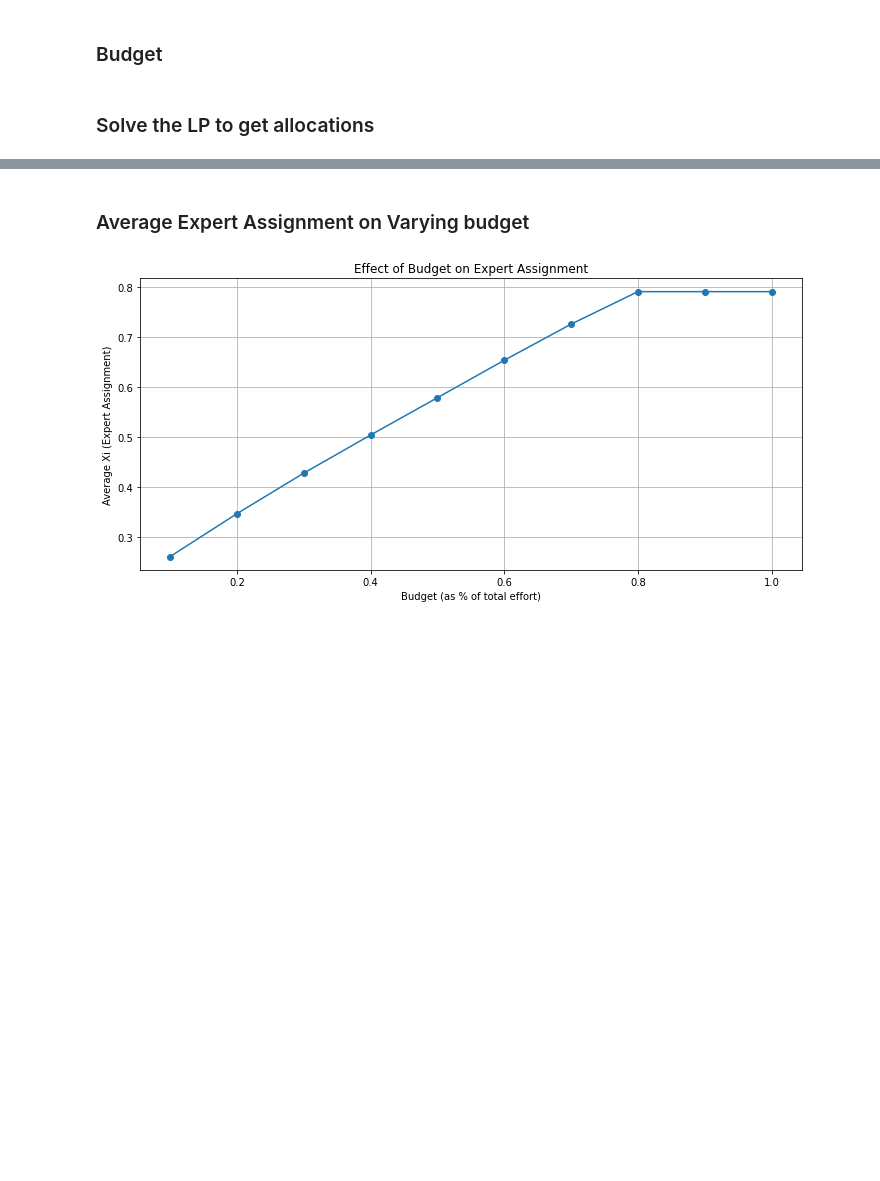
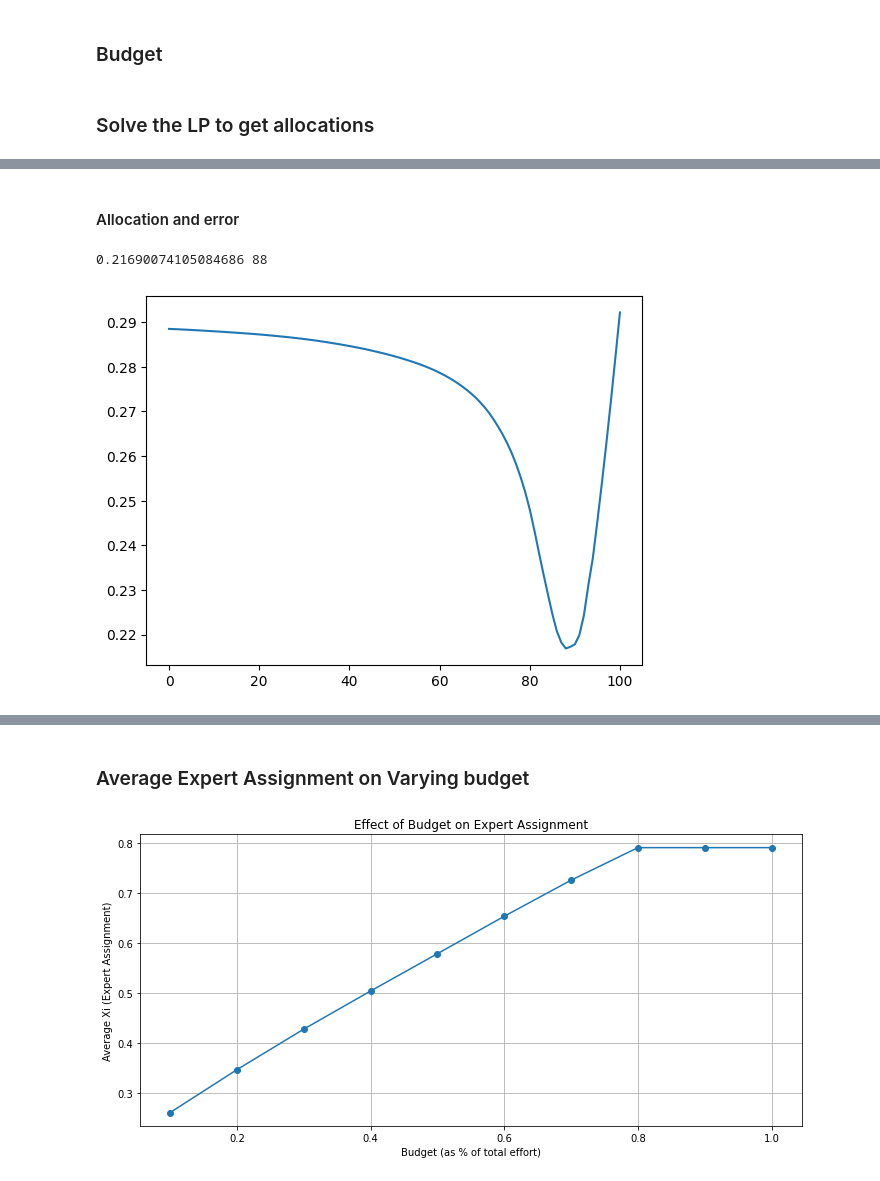
Before and after one commit to AnshulV05/Resource_constrained_deferring, a Jupyter notebook: project.ipynb, the cells around one changed output, grey strips where cells are left out. Saved outputs shown, nothing was run; the diff lists cells and outputs as text; code cells hidden in the pictures; blank space fills up the shorter version.

```diff
--- a/project.ipynb
+++ b/project.ipynb
@@ -56,0 +165,33 @@ Xi = np.array([int(X[i].varValue) if X[i].varValue is not None else 0 for i in r
+# %% [markdown]
+#### Allocation and error
+# %%
+errors=np.ones(101)
+
+for a in range(0, 101):
+    alpha = a / 100
+    beta   = 1-alpha
+    effort = np.full(N, B / (N * beta))
+    effort = np.minimum(effort, ei)  # Ensure effort does not exceed ei
+
+
+    ###### CHANGE this to the desired function ######
+    fi_new=linear_accuracy_with_effort(ei, fi, effort)
+    #####################################################
+
+
+    ## assert the condition that all elemnts of fi_new are greater than fi
+    # print(np.all(effort <= ei))
+    # print(np.all(fi_new >= fi))
+    t_alpha=fi_new-gi
+    # print(np.sort(t_alpha))
+    Xi=np.zeros(N)
+    Xi[np.argsort(t_alpha)[:int(N*beta)]]=1
+    Xi[t_alpha>0]=0
+    error=np.sum(Xi*fi_new+(1-Xi)*gi)/N
+    errors[a]=error
+plt.plot(range(0,101), errors)
+
+print(errors.min(),errors.argmin())
+# %% [output]
+0.21690074105084686 88
+[figure, added]
```
Also changed, not shown: parts of 19 cells of this notebook, 3 other files.
